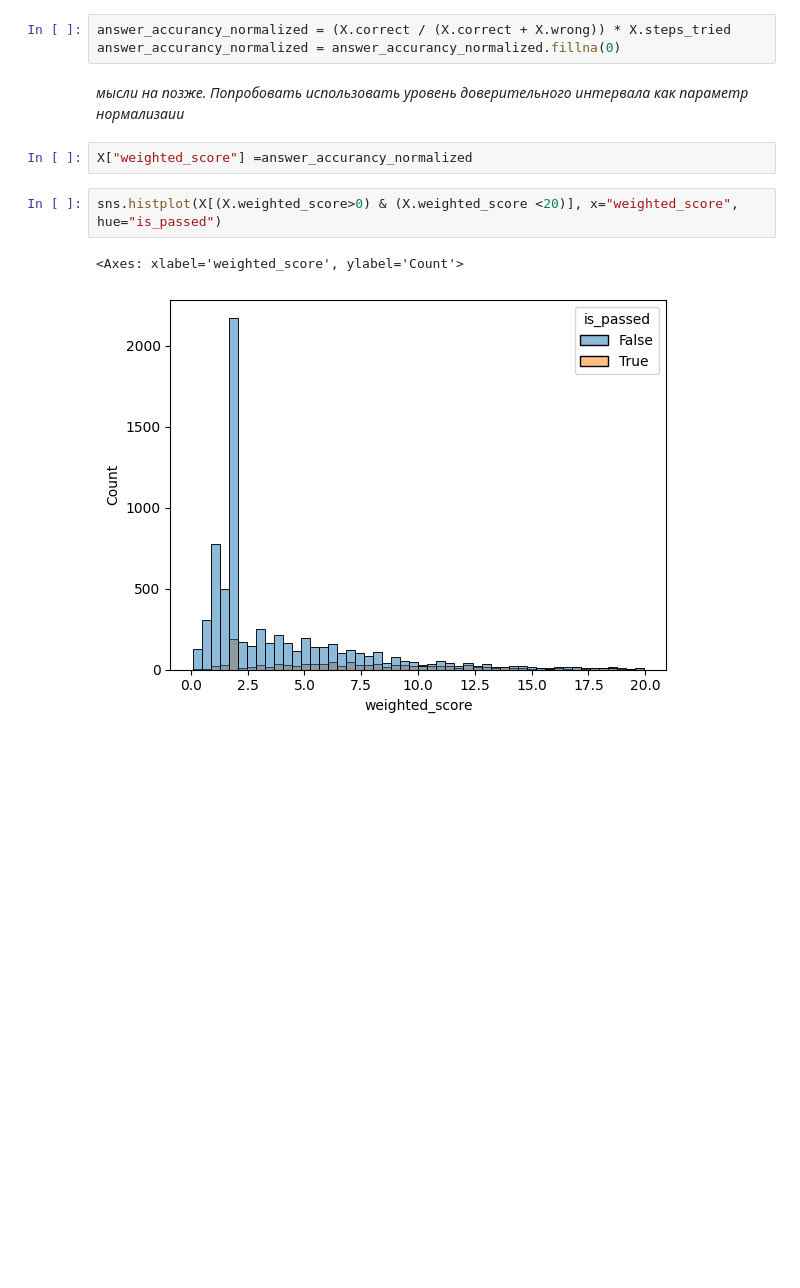
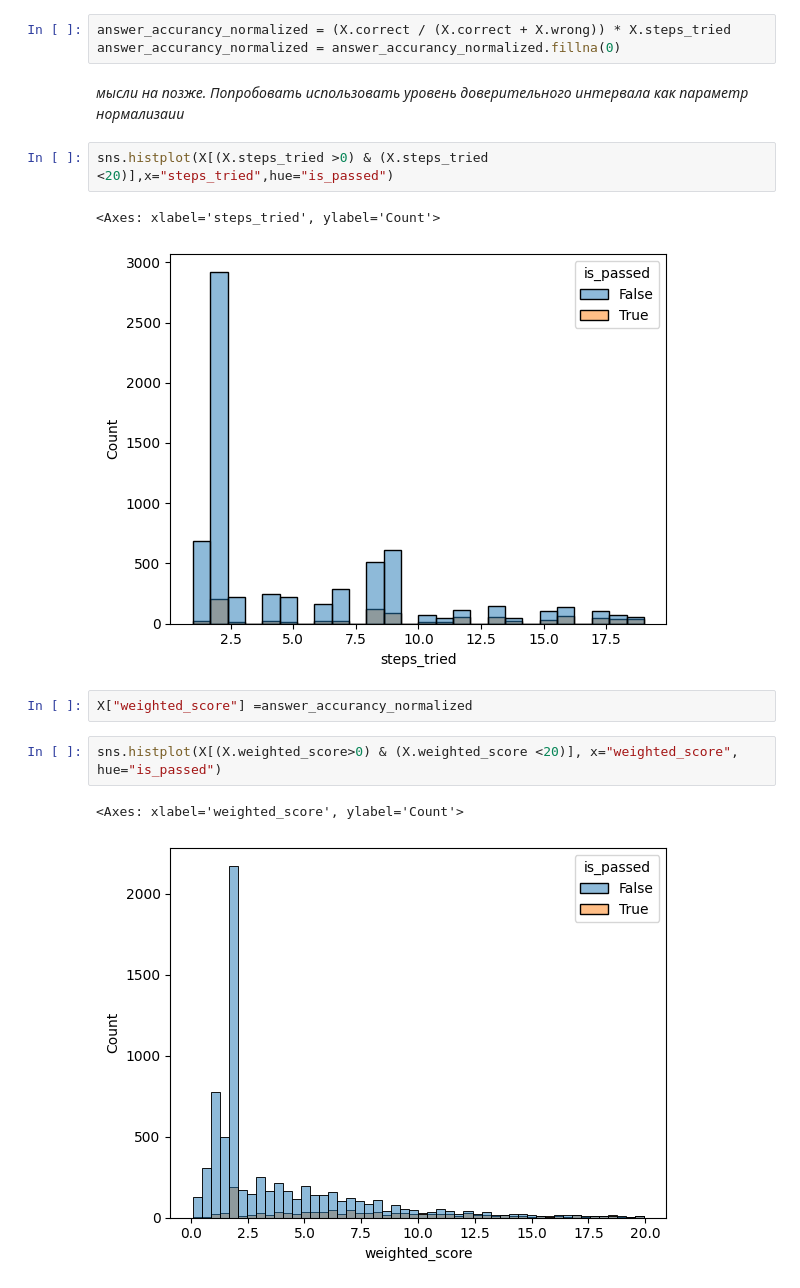
Before and after one commit to PigStep/Stepic-R-course-analitycs, a Jupyter notebook: main/main.ipynb, the cells around one changed output. Saved outputs shown, nothing was run; the diff lists cells and outputs as text; blank space fills up the shorter version.

```diff
--- a/main/main.ipynb
+++ b/main/main.ipynb
@@ -265,6 +261,11 @@ answer_accurancy_normalized = (X.correct / (X.correct + X.wrong)) * X.steps_trie
 answer_accurancy_normalized = answer_accurancy_normalized.fillna(0)
 # %% [markdown]
 *мысли на позже. Попробовать использовать уровень доверительного интервала как параметр нормализаии*
+# %%
+sns.histplot(X[(X.steps_tried >0) & (X.steps_tried <20)],x="steps_tried",hue="is_passed")
+# %% [output]
+<Axes: xlabel='steps_tried', ylabel='Count'>
+[figure, added]
 # %%
 X["weighted_score"] =answer_accurancy_normalized
 # %%
```
Also changed, not shown: parts of 6 cells of this notebook.
